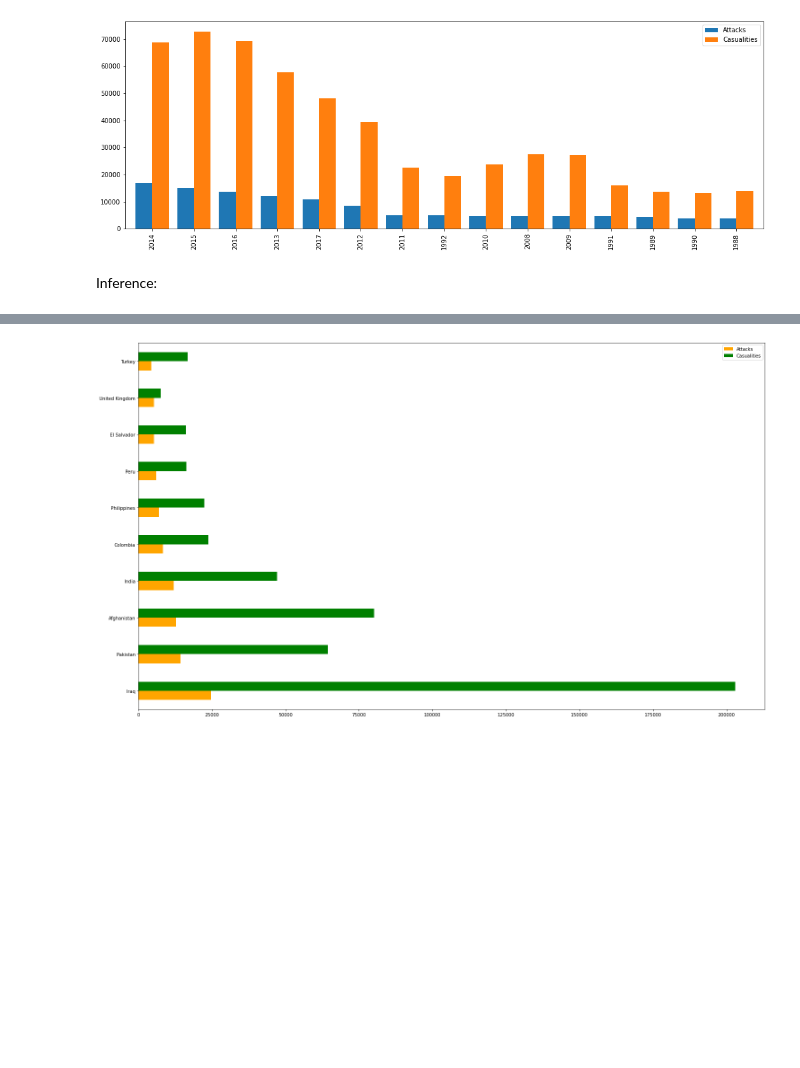
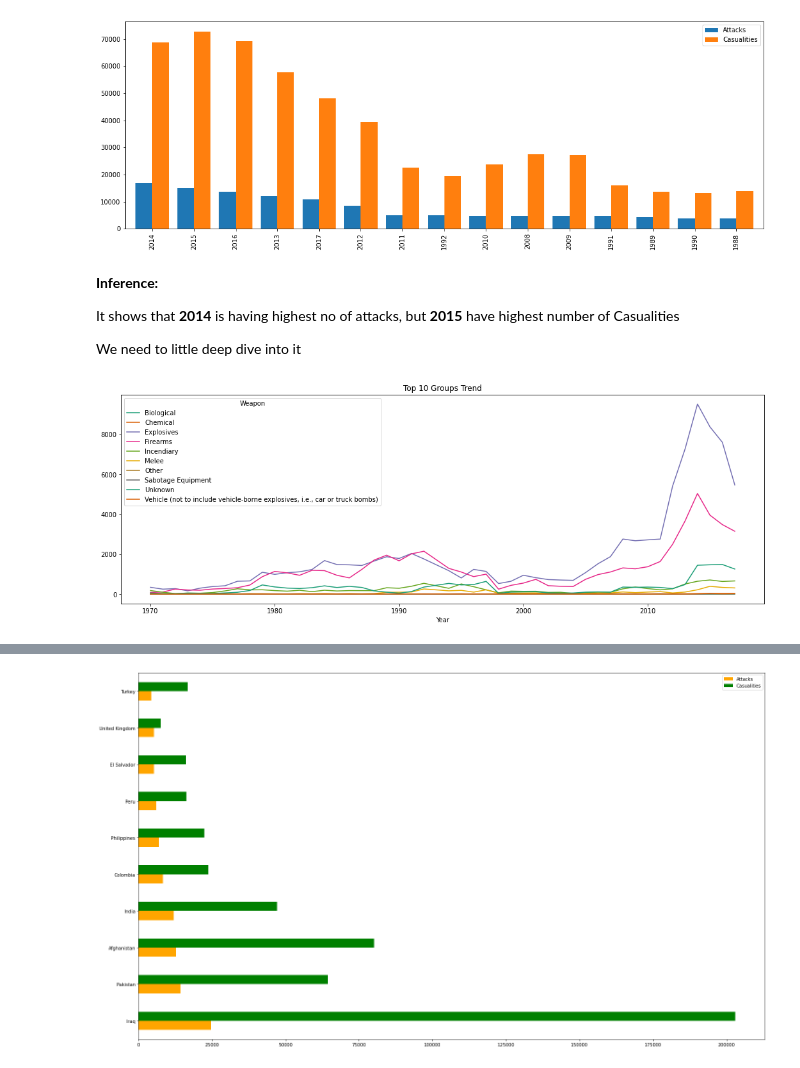
Before and after one commit to vak1997/Global-Terrorism, a Jupyter notebook: Global_Terrorism_Analysis_Capstone_Project.ipynb, the cells around one changed output, grey strips where cells are left out. Drawn from its saved outputs; the diff is of its cells as text; code cells hidden in the pictures; blank space fills up the shorter version.

```diff
--- a/Global_Terrorism_Analysis_Capstone_Project.ipynb
+++ b/Global_Terrorism_Analysis_Capstone_Project.ipynb
@@ -340,5 +348,21 @@ fig.set_size_inches(18,6)
 plt.show()
 # %% [output]
 [figure]
-# %% [markdown]
-Inference:
+# %% [markdown]
+**Inference:**
+
+It shows that **2014** is having highest no of attacks, but **2015** have highest number of Casualities
+
+We need to little deep dive into it
+# %%
+# Only we are selecting top 10 Weapons based on no of attacks
+top_weapon10=terrorism_df[terrorism_df['Weapon'].isin(terrorism_df['Weapon'].value_counts()[0:10].index)]
+
+# then we are taking Year and weapon and plotting it
+pd.crosstab(top_weapon10.Year,top_weapon10.Weapon).plot(color=sns.color_palette('Dark2',12))
+fig=plt.gcf()
+fig.set_size_inches(18,6)
+plt.title("Top 10 Groups Trend")
+plt.show()
+# %% [output]
+[figure, added]
```
Also changed, not shown: parts of 19 cells of this notebook.
